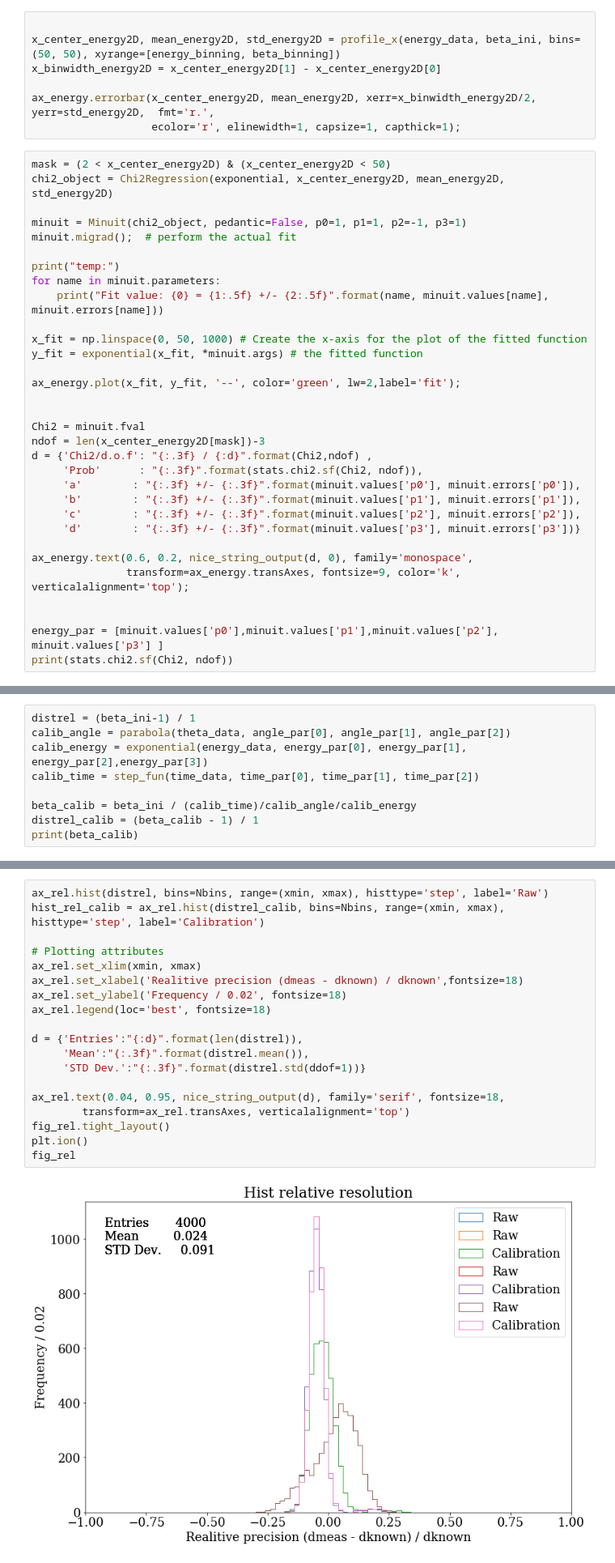
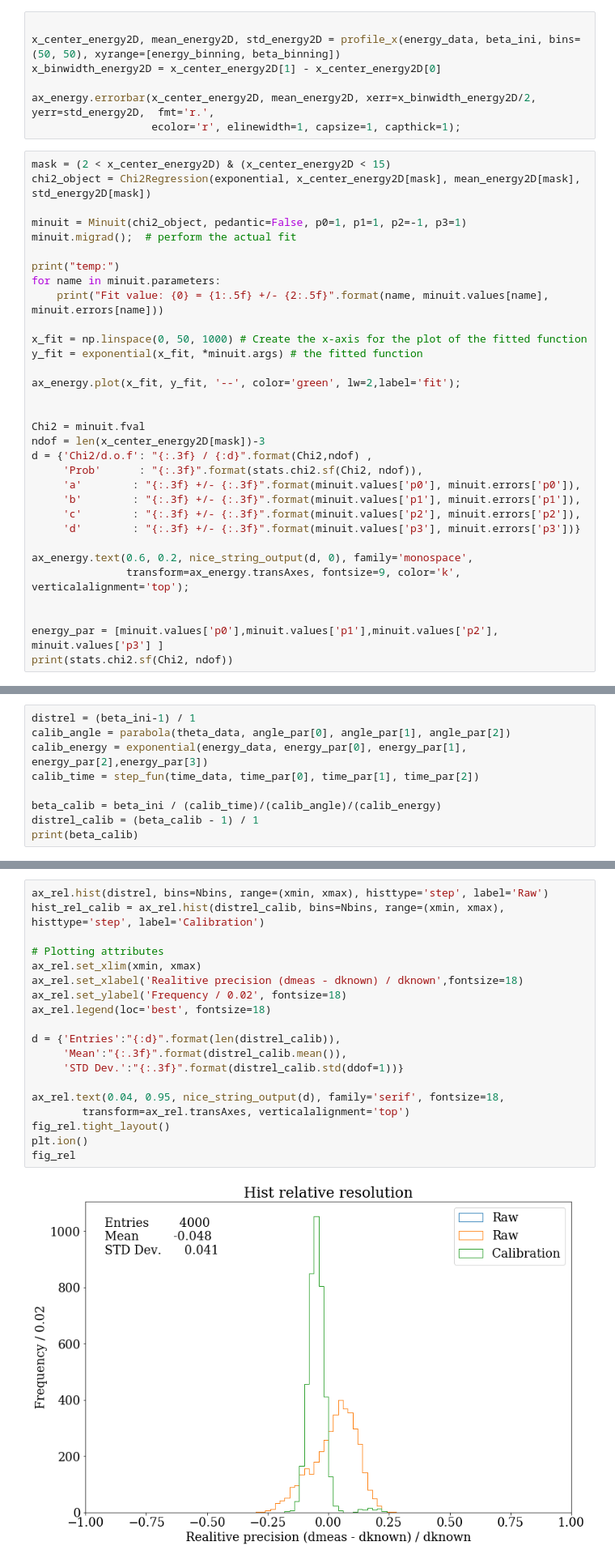
Before and after one commit to gaozmm/Playground_gaozm, a Jupyter notebook: Play_for_stats/Problem_set/ProblemSet2020_KianGao.ipynb, the cells around one changed output, grey strips where cells are left out. Shown at 81% size. Drawn from its saved outputs; the diff is of its cells as text.

```diff
--- a/Play_for_stats/Problem_set/ProblemSet2020_KianGao.ipynb
+++ b/Play_for_stats/Problem_set/ProblemSet2020_KianGao.ipynb
@@ -821,8 +821,8 @@ x_binwidth_energy2D = x_center_energy2D[1] - x_center_energy2D[0]
 ax_energy.errorbar(x_center_energy2D, mean_energy2D, xerr=x_binwidth_energy2D/2, yerr=std_energy2D,  fmt='r.',
                    ecolor='r', elinewidth=1, capsize=1, capthick=1);
 # %%
-mask = (2 < x_center_energy2D) & (x_center_energy2D < 50)
-chi2_object = Chi2Regression(exponential, x_center_energy2D, mean_energy2D, std_energy2D)
+mask = (2 < x_center_energy2D) & (x_center_energy2D < 15)
+chi2_object = Chi2Regression(exponential, x_center_energy2D[mask], mean_energy2D[mask], std_energy2D[mask])
 
 minuit = Minuit(chi2_object, pedantic=False, p0=1, p1=1, p2=-1, p3=1)
 minuit.migrad();  # perform the actual fit
@@ -869,7 +869,7 @@ calib_angle = parabola(theta_data, angle_par[0], angle_par[1], angle_par[2])
 calib_energy = exponential(energy_data, energy_par[0], energy_par[1], energy_par[2],energy_par[3])
 calib_time = step_fun(time_data, time_par[0], time_par[1], time_par[2])
 
-beta_calib = beta_ini / (calib_time)/calib_angle/calib_energy
+beta_calib = beta_ini / (calib_time)/(calib_angle)/(calib_energy)
 distrel_calib = (beta_calib - 1) / 1
 print(beta_calib)
 # %% [output]
@@ -882,24 +882,24 @@ print("  The initial and final resolutions are:  {:6.3f}  and  {:6.3f} \n".forma
 # %%
 ax_rel.hist(distrel, bins=Nbins, range=(xmin, xmax), histtype='step', label='Raw')
 hist_rel_calib = ax_rel.hist(distrel_calib, bins=Nbins, range=(xmin, xmax), histtype='step', label='Calibration')
 
 # Plotting attributes
 ax_rel.set_xlim(xmin, xmax)
 ax_rel.set_xlabel('Realitive precision (dmeas - dknown) / dknown',fontsize=18)
 ax_rel.set_ylabel('Frequency / 0.02', fontsize=18)
 ax_rel.legend(loc='best', fontsize=18)
 
-d = {'Entries':"{:d}".format(len(distrel)),
-     'Mean':"{:.3f}".format(distrel.mean()),
-     'STD Dev.':"{:.3f}".format(distrel.std(ddof=1))}
+d = {'Entries':"{:d}".format(len(distrel_calib)),
+     'Mean':"{:.3f}".format(distrel_calib.mean()),
+     'STD Dev.':"{:.3f}".format(distrel_calib.std(ddof=1))}
 
 ax_rel.text(0.04, 0.95, nice_string_output(d), family='serif', fontsize=18,
         transform=ax_rel.transAxes, verticalalignment='top')
 fig_rel.tight_layout()
 plt.ion()
 fig_rel
 # %% [output]
-[figure, old version]
+[figure, new version]
 # %%
 print(distrel_calib)
 # %% [output]
```
Also changed, not shown: parts of 5 cells of this notebook, 9 other files.
